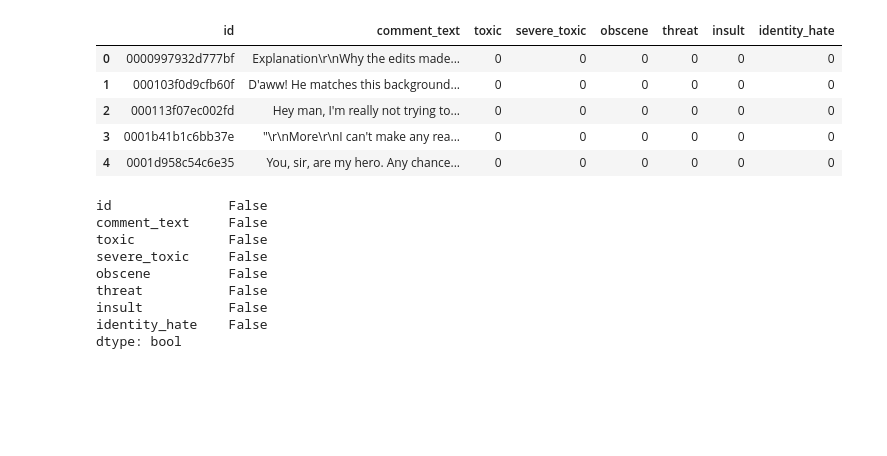
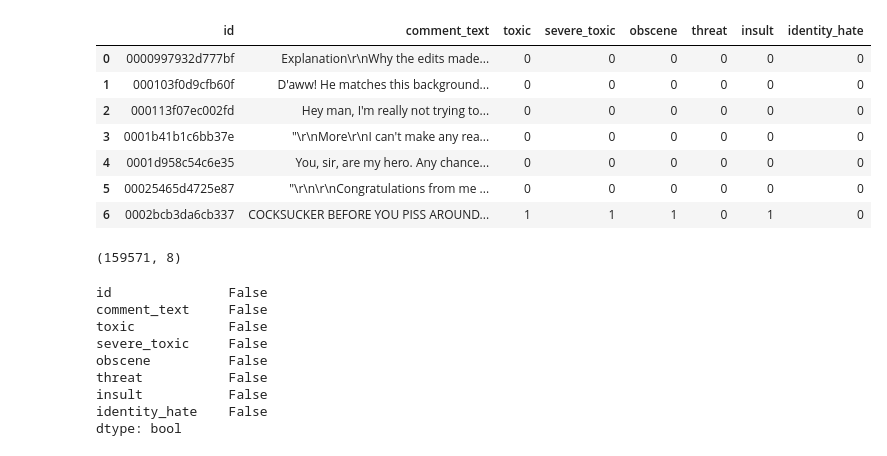
Before and after one commit to SLilit/Toxic_Comment_Classification, a Jupyter notebook: toxic_comment_classification.ipynb, the cells around one changed output. Cells and saved outputs as stored; diff of their text form; code cells hidden in the pictures; blank space fills up the shorter version.

```diff
--- a/toxic_comment_classification.ipynb
+++ b/toxic_comment_classification.ipynb
@@ -1,19 +1,25 @@
 # %%
 import numpy as np
 import pandas as pd
 import matplotlib.pyplot as plt
 %matplotlib inline
 
 data = pd.read_csv('C:/Users/DENVER/Udacity/machine-learning\projects/toxic-comment-classification/train.csv')#load the dataset
 test_data = pd.read_csv('C:/Users/DENVER/Udacity/machine-learning\projects/toxic-comment-classification/test.csv')
-data.head() # have a look at the data
+data.head(7) # have a look at the data
 # %% [output]
 |  | id | comment_text | toxic | severe_toxic | obscene | threat | insult | identity_hate |
 | 0 | 0000997932d777bf | Explanation\r\nWhy the edits made... | 0 | 0 | 0 | 0 | 0 | 0 |
 | 1 | 000103f0d9cfb60f | D'aww! He matches this background... | 0 | 0 | 0 | 0 | 0 | 0 |
 | 2 | 000113f07ec002fd | Hey man, I'm really not trying to... | 0 | 0 | 0 | 0 | 0 | 0 |
 | 3 | 0001b41b1c6bb37e | "\r\nMore\r\nI can't make any rea... | 0 | 0 | 0 | 0 | 0 | 0 |
 | 4 | 0001d958c54c6e35 | You, sir, are my hero. Any chance... | 0 | 0 | 0 | 0 | 0 | 0 |
+| 5 | 00025465d4725e87 | "\r\n\r\nCongratulations from me ... | 0 | 0 | 0 | 0 | 0 | 0 |
+| 6 | 0002bcb3da6cb337 | COCKSUCKER BEFORE YOU PISS AROUND... | 1 | 1 | 1 | 0 | 1 | 0 |
+# %%
+data.shape #check how many rows are in data
+# %% [output]
+(159571, 8)
 # %%
 data.isnull().any() # check for empty entries
 # %% [output]
```
Also changed, not shown: parts of 19 cells of this notebook.
